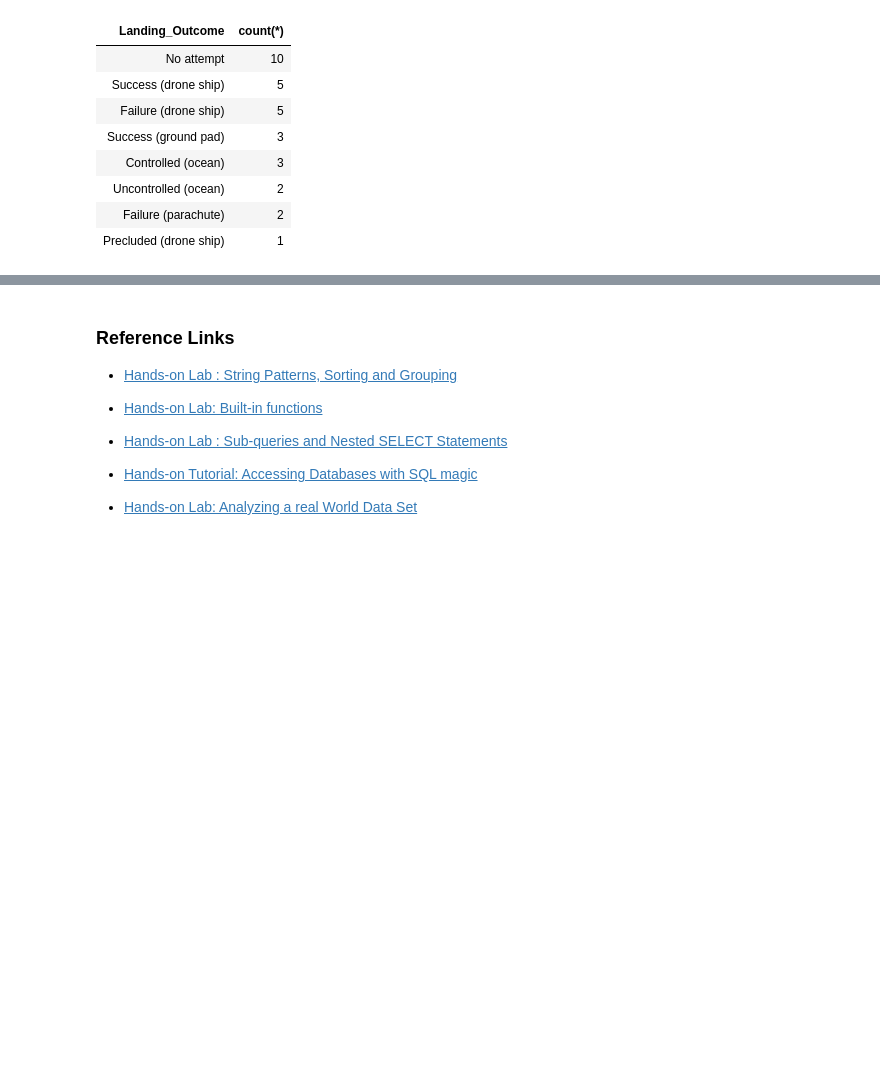
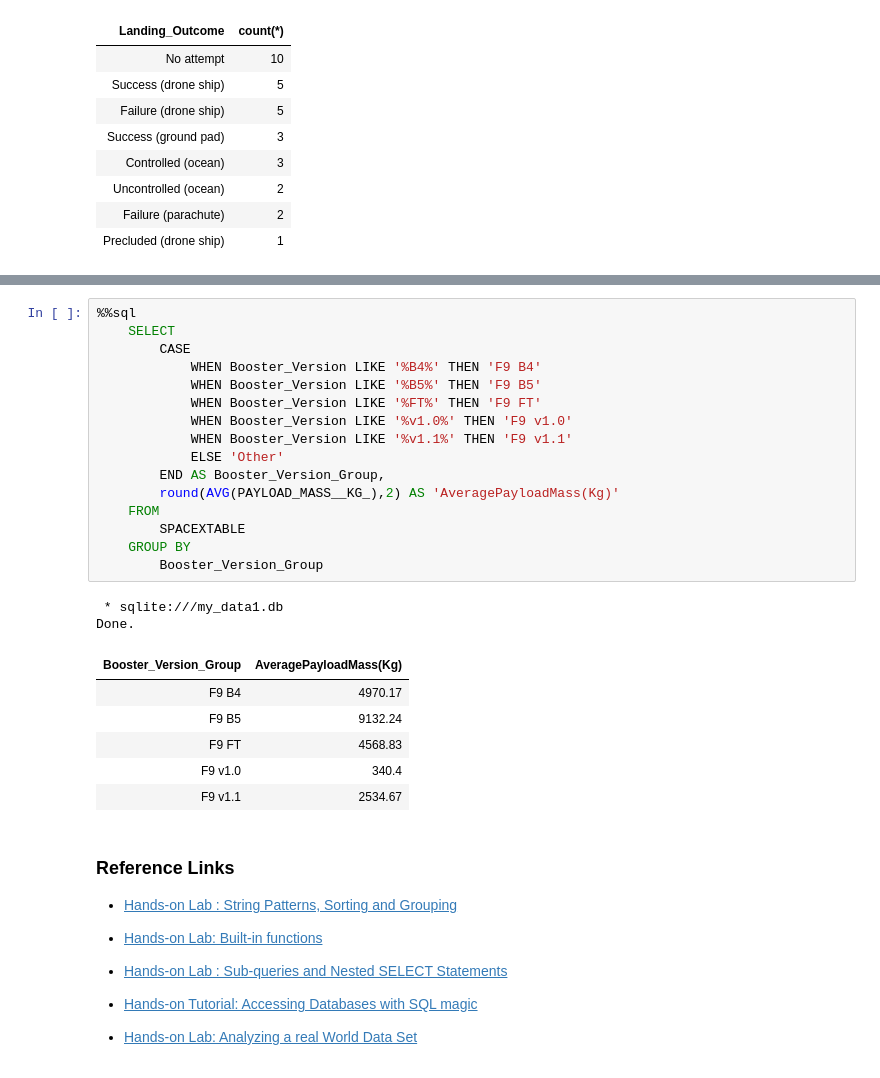
Before and after one commit to vannguyendanang/VanDataScienceProjects, a Jupyter notebook: ExploratoryDataAnalysis-sql-coursera_sqllite.ipynb, the cells around one changed output, grey strips where cells are left out. Drawn from its saved outputs; the diff is of its cells as text; blank space fills up the shorter version.

```diff
--- a/ExploratoryDataAnalysis-sql-coursera_sqllite.ipynb
+++ b/ExploratoryDataAnalysis-sql-coursera_sqllite.ipynb
@@ -341,3 +364,28 @@ Done.
+# %%
+%%sql
+    SELECT
+        CASE
+            WHEN Booster_Version LIKE '%B4%' THEN 'F9 B4'
+            WHEN Booster_Version LIKE '%B5%' THEN 'F9 B5'
+            WHEN Booster_Version LIKE '%FT%' THEN 'F9 FT'
+            WHEN Booster_Version LIKE '%v1.0%' THEN 'F9 v1.0'
+            WHEN Booster_Version LIKE '%v1.1%' THEN 'F9 v1.1'
+            ELSE 'Other'
+        END AS Booster_Version_Group,
+        round(AVG(PAYLOAD_MASS__KG_),2) AS 'AveragePayloadMass(Kg)'
+    FROM
+        SPACEXTABLE
+    GROUP BY
+        Booster_Version_Group
+# %% [output]
+ * sqlite:///my_data1.db
+Done.
+| Booster_Version_Group | AveragePayloadMass(Kg) |
+| F9 B4 | 4970.17 |
+| F9 B5 | 9132.24 |
+| F9 FT | 4568.83 |
+| F9 v1.0 | 340.4 |
+| F9 v1.1 | 2534.67 |
 # %% [markdown]
 ### Reference Links
 
```
Also changed, not shown: parts of 5 cells of this notebook.
